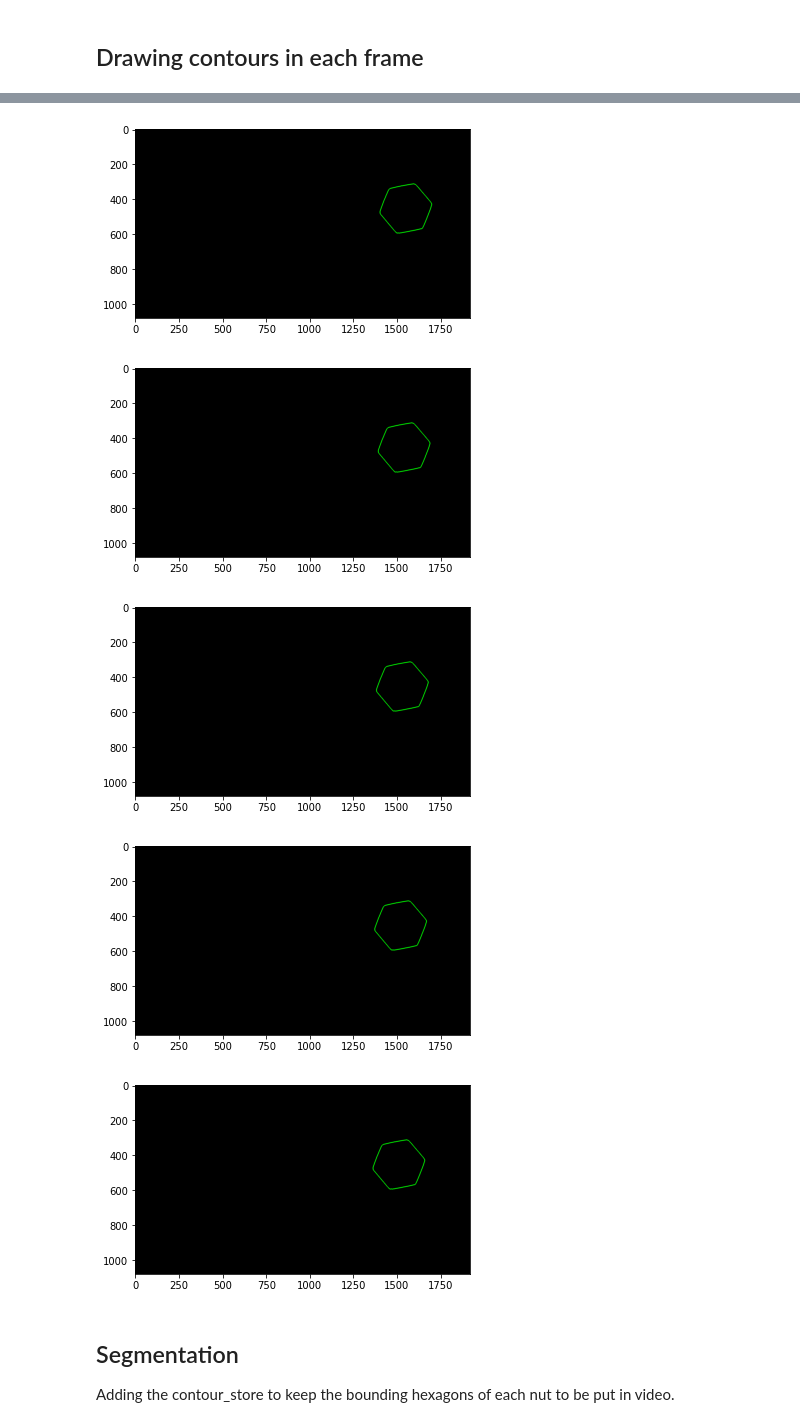
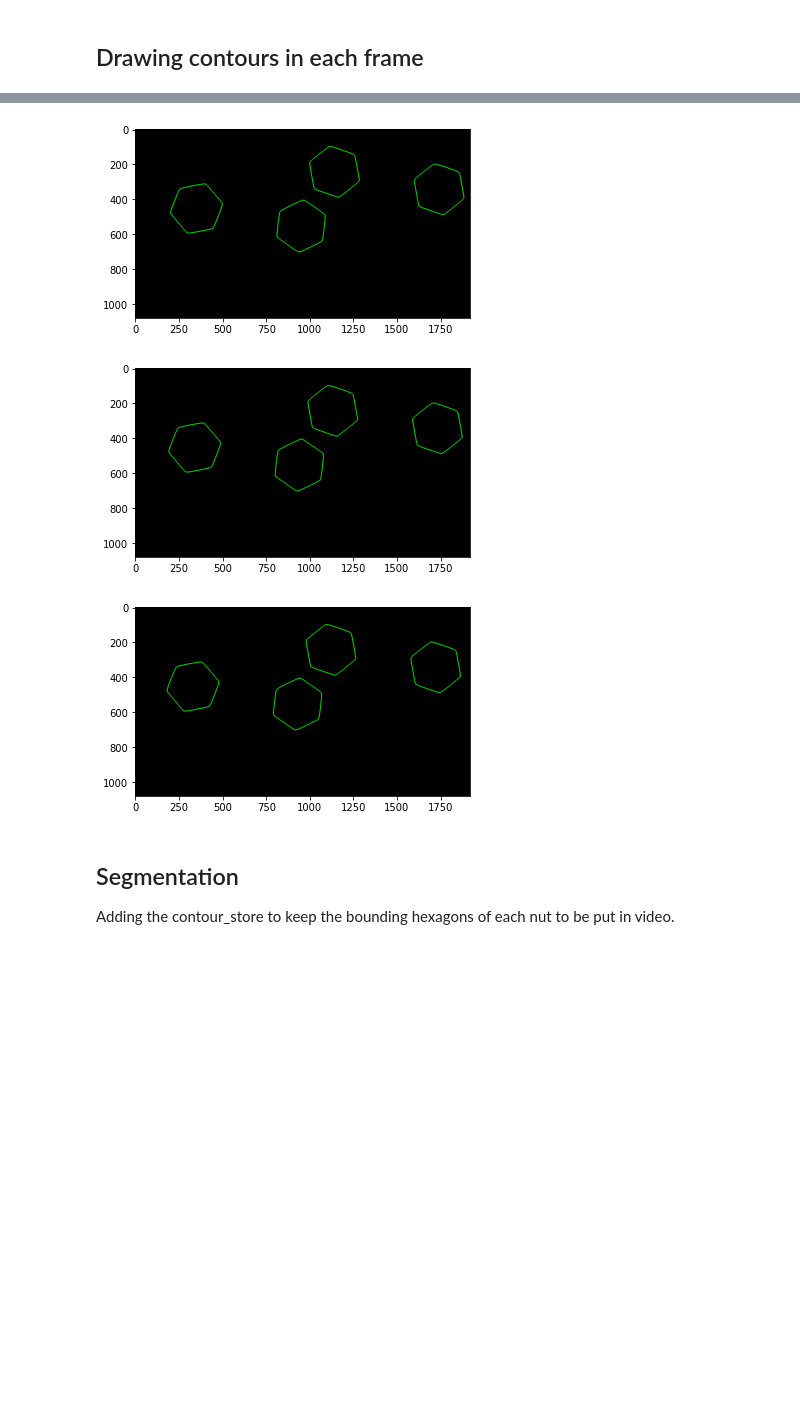
Before and after one commit to PamudithaSomarathne/EN2550, a Jupyter notebook: 5 Count/Assignment 05.ipynb, the cells around one changed output, grey strips where cells are left out. Saved outputs shown, nothing was run; the diff lists cells and outputs as text; code cells hidden in the pictures; blank space fills up the shorter version.

```diff
--- a/5 Count/Assignment 05.ipynb
+++ b/5 Count/Assignment 05.ipynb
@@ -325,20 +325,18 @@ Doing it for only 5 frames for visualization as 280 images makes the report too
 # %%
-for grey in frames[:5]:
+for grey in frames[120:123]:
   retval, labels, stats, centroids = get_indexed_image(grey)
   contours, hierarchy = cv.findContours(((labels >= 1)*255).astype('uint8'),
                                     cv.RETR_EXTERNAL, cv.CHAIN_APPROX_SIMPLE)
   im_contours_belt = np.zeros((grey.shape[0],grey.shape[1],3), np.uint8)
   conts = cv.drawContours(im_contours_belt, contours, -1,\
                           (0,255,0), 3).astype('uint8')
   plt.imshow(conts)
   plt.show()
   print()
 # %% [output]
-[figure, old version]
+[figure, new version]
-[figure, old version]
+[figure, new version]
-[figure, old version]
+[figure, new version]
-[figure, removed]
-[figure, removed]
 # %% [markdown]
 ## Segmentation
 Adding the contour_store to keep the bounding hexagons of each nut to be put in video.
```
Also changed, not shown: parts of 7 cells of this notebook, 2 other files.
